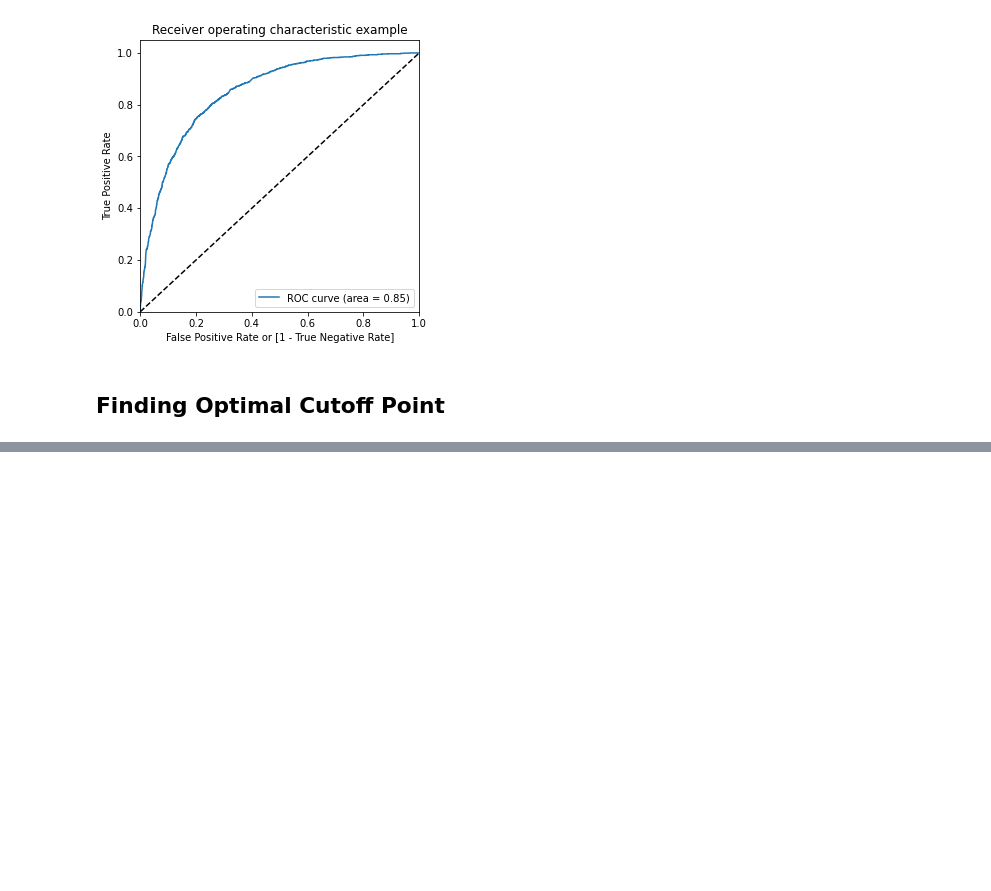
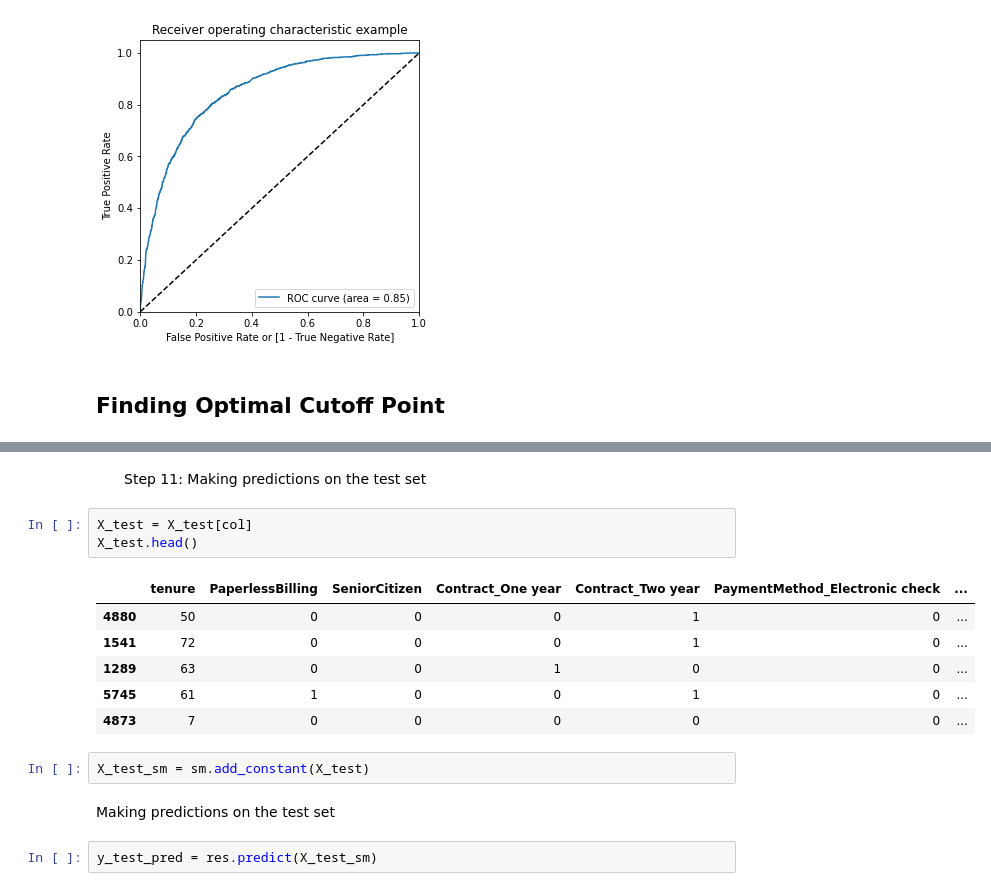
Before and after one commit to vivekkum-ar/Telecom-Churn-Logistic-Regression, a Jupyter notebook: Telecom-Churn-Logistic-Model.ipynb, the cells around one changed output, grey strips where cells are left out. Drawn from its saved outputs; the diff is of its cells as text; blank space fills up the shorter version.

```diff
--- a/Telecom-Churn-Logistic-Model.ipynb
+++ b/Telecom-Churn-Logistic-Model.ipynb
@@ -979,0 +1152,18 @@ y_train_pred_final.head()
+# %% [markdown]
+<ul>Step 11: Making predictions on the test set</ul>
+# %%
+X_test = X_test[col]
+X_test.head()
+# %% [output]
+|  | tenure | PaperlessBilling | SeniorCitizen | Contract_One year | Contract_Two year | PaymentMethod_Electronic check | ... |
+| 4880 | 50 | 0 | 0 | 0 | 1 | 0 | ... |
+| 1541 | 72 | 0 | 0 | 0 | 1 | 0 | ... |
+| 1289 | 63 | 0 | 0 | 1 | 0 | 0 | ... |
+| 5745 | 61 | 1 | 0 | 0 | 1 | 0 | ... |
+| 4873 | 7 | 0 | 0 | 0 | 0 | 0 | ... |
+# %%
+X_test_sm = sm.add_constant(X_test)
+# %% [markdown]
+Making predictions on the test set
+# %%
+y_test_pred = res.predict(X_test_sm)
```
Also changed, not shown: parts of 74 cells of this notebook.
